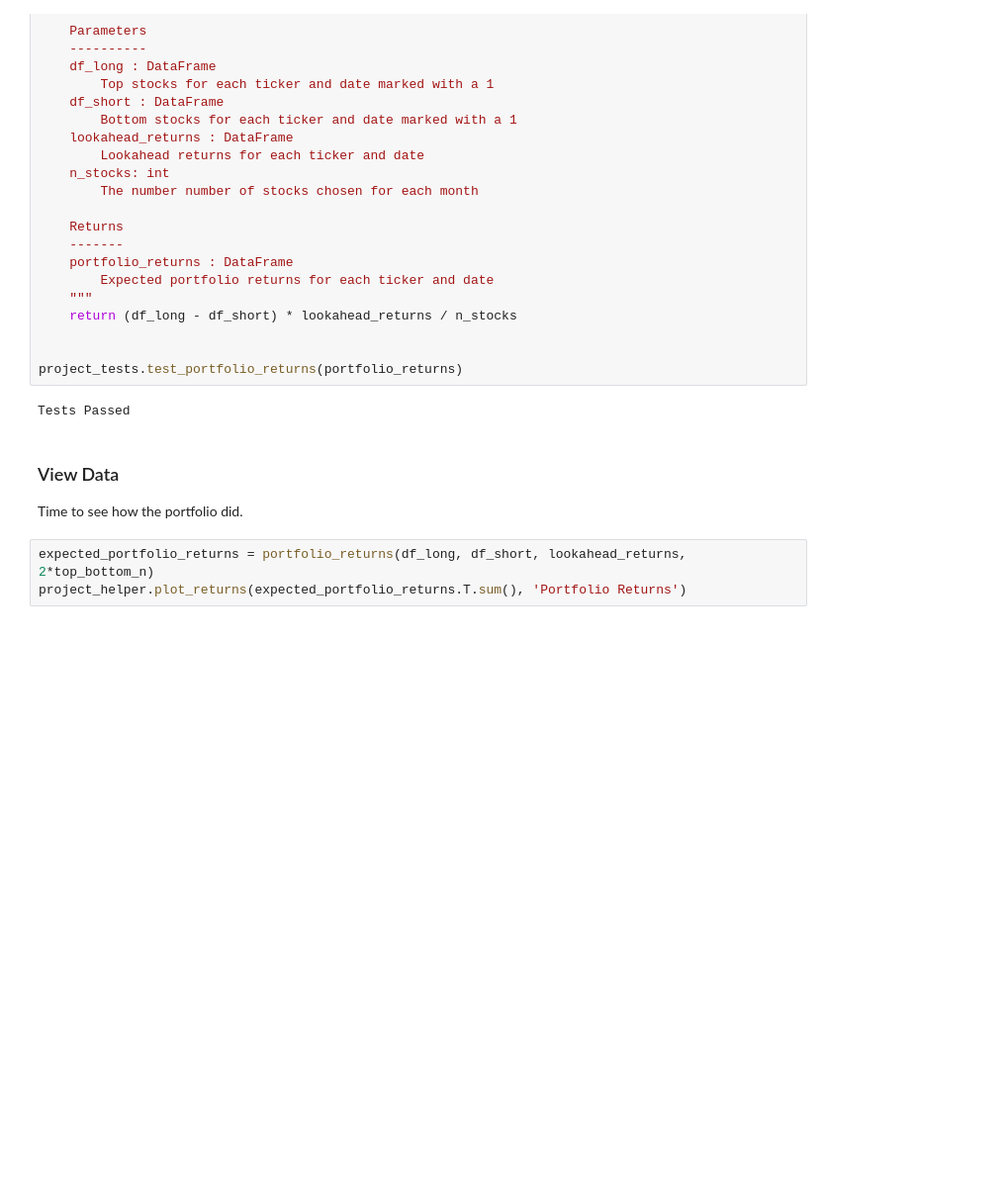
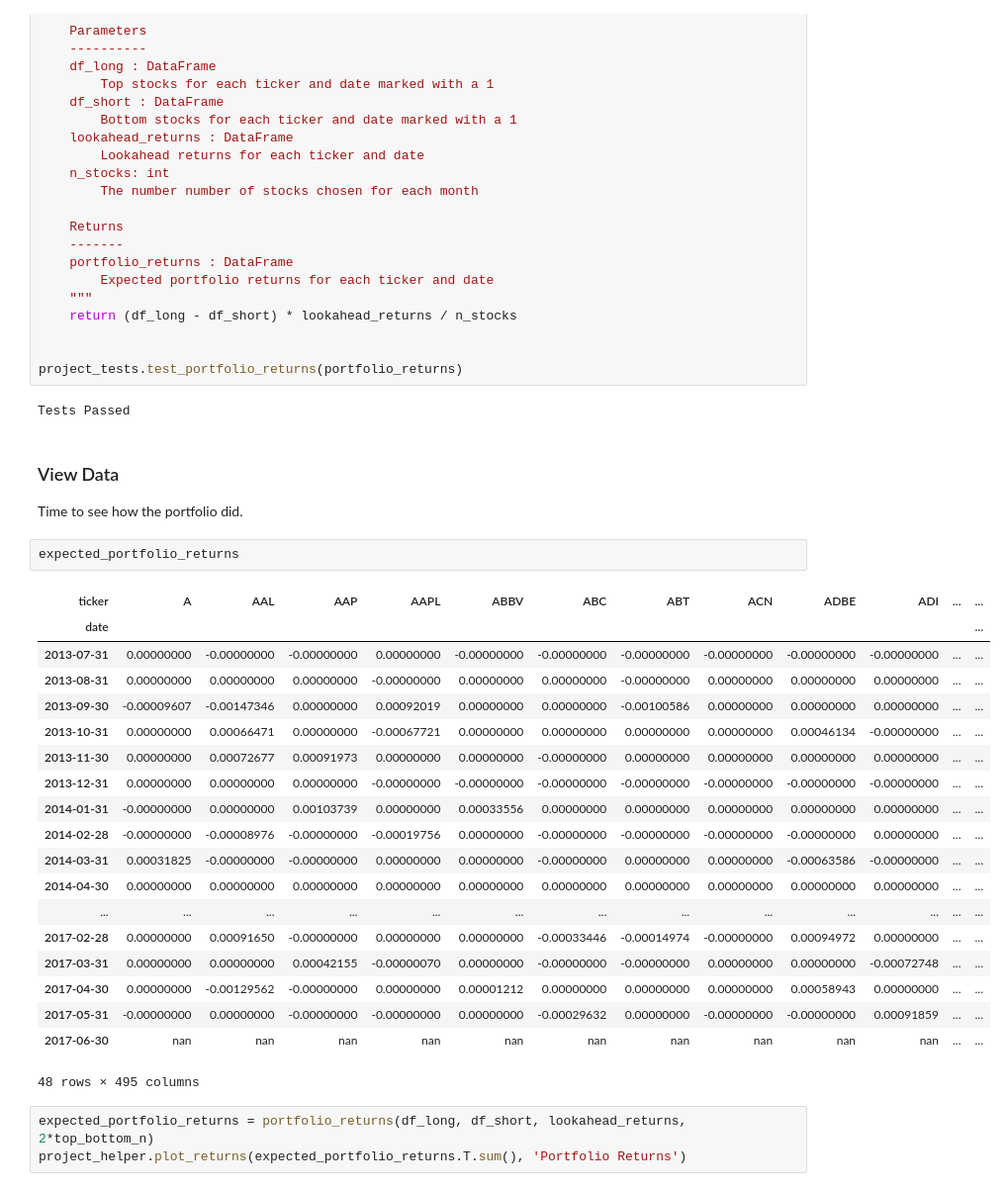
Before and after one commit to voyageth/artificial-intelligence-for-trading, a Jupyter notebook: project/project_1/project_1_starter.ipynb, the cells around one changed output. Shown at 99% size. Saved outputs shown, nothing was run; the diff lists cells and outputs as text; blank space fills up the shorter version.

```diff
--- a/project/project_1/project_1_starter.ipynb
+++ b/project/project_1/project_1_starter.ipynb
@@ -326,6 +412,28 @@ Tests Passed
 # %% [markdown]
 ### View Data
 Time to see how the portfolio did.
+# %%
+expected_portfolio_returns
+# %% [output]
+| ticker | A | AAL | AAP | AAPL | ABBV | ABC | ABT | ACN | ADBE | ADI | ... | ... |
+| date |  |  |  |  |  |  |  |  |  |  |  | ... |
+| 2013-07-31 | 0.00000000 | -0.00000000 | -0.00000000 | 0.00000000 | -0.00000000 | -0.00000000 | -0.00000000 | -0.00000000 | -0.00000000 | -0.00000000 | ... | ... |
+| 2013-08-31 | 0.00000000 | 0.00000000 | 0.00000000 | -0.00000000 | 0.00000000 | 0.00000000 | -0.00000000 | 0.00000000 | 0.00000000 | 0.00000000 | ... | ... |
+| 2013-09-30 | -0.00009607 | -0.00147346 | 0.00000000 | 0.00092019 | 0.00000000 | 0.00000000 | -0.00100586 | 0.00000000 | 0.00000000 | 0.00000000 | ... | ... |
+| 2013-10-31 | 0.00000000 | 0.00066471 | 0.00000000 | -0.00067721 | 0.00000000 | 0.00000000 | 0.00000000 | 0.00000000 | 0.00046134 | -0.00000000 | ... | ... |
+| 2013-11-30 | 0.00000000 | 0.00072677 | 0.00091973 | 0.00000000 | 0.00000000 | -0.00000000 | 0.00000000 | 0.00000000 | 0.00000000 | 0.00000000 | ... | ... |
+| 2013-12-31 | 0.00000000 | 0.00000000 | 0.00000000 | -0.00000000 | -0.00000000 | -0.00000000 | -0.00000000 | -0.00000000 | -0.00000000 | -0.00000000 | ... | ... |
+| 2014-01-31 | -0.00000000 | 0.00000000 | 0.00103739 | 0.00000000 | 0.00033556 | 0.00000000 | 0.00000000 | 0.00000000 | 0.00000000 | 0.00000000 | ... | ... |
+| 2014-02-28 | -0.00000000 | -0.00008976 | -0.00000000 | -0.00019756 | 0.00000000 | -0.00000000 | -0.00000000 | -0.00000000 | -0.00000000 | 0.00000000 | ... | ... |
+| 2014-03-31 | 0.00031825 | -0.00000000 | -0.00000000 | 0.00000000 | 0.00000000 | -0.00000000 | 0.00000000 | 0.00000000 | -0.00063586 | -0.00000000 | ... | ... |
+| 2014-04-30 | 0.00000000 | 0.00000000 | 0.00000000 | 0.00000000 | 0.00000000 | 0.00000000 | 0.00000000 | 0.00000000 | 0.00000000 | 0.00000000 | ... | ... |
+| ... | ... | ... | ... | ... | ... | ... | ... | ... | ... | ... | ... | ... |
+| 2017-02-28 | 0.00000000 | 0.00091650 | -0.00000000 | 0.00000000 | 0.00000000 | -0.00033446 | -0.00014974 | -0.00000000 | 0.00094972 | 0.00000000 | ... | ... |
+| 2017-03-31 | 0.00000000 | 0.00000000 | 0.00042155 | -0.00000070 | 0.00000000 | -0.00000000 | -0.00000000 | 0.00000000 | 0.00000000 | -0.00072748 | ... | ... |
+| 2017-04-30 | 0.00000000 | -0.00129562 | -0.00000000 | 0.00000000 | 0.00001212 | 0.00000000 | 0.00000000 | 0.00000000 | 0.00058943 | 0.00000000 | ... | ... |
+| 2017-05-31 | -0.00000000 | 0.00000000 | -0.00000000 | -0.00000000 | 0.00000000 | -0.00029632 | 0.00000000 | -0.00000000 | -0.00000000 | 0.00091859 | ... | ... |
+| 2017-06-30 | nan | nan | nan | nan | nan | nan | nan | nan | nan | nan | ... | ... |
+48 rows × 495 columns
 # %%
 expected_portfolio_returns = portfolio_returns(df_long, df_short, lookahead_returns, 2*top_bottom_n)
 project_helper.plot_returns(expected_portfolio_returns.T.sum(), 'Portfolio Returns')
```
Also changed, not shown: parts of 6 cells of this notebook, 1 other file.
